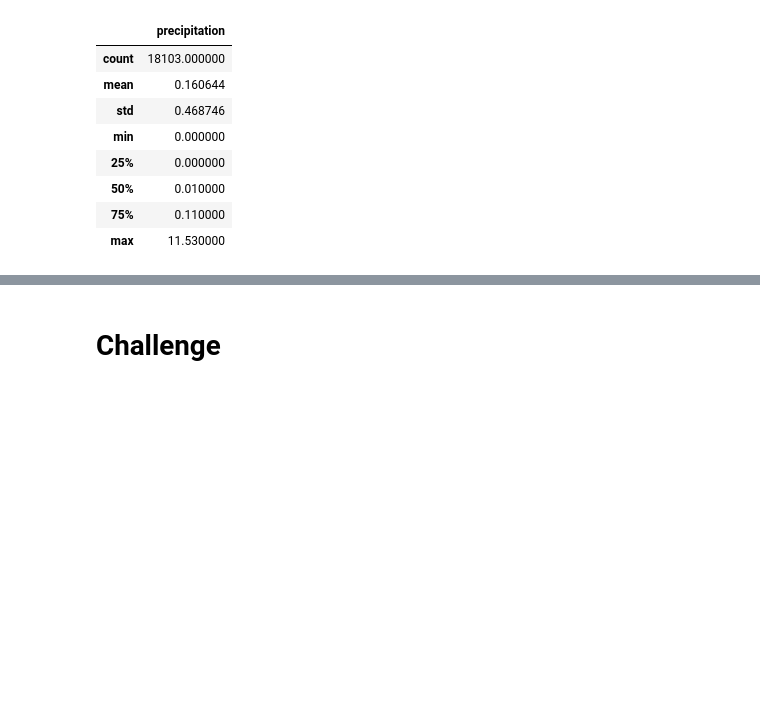
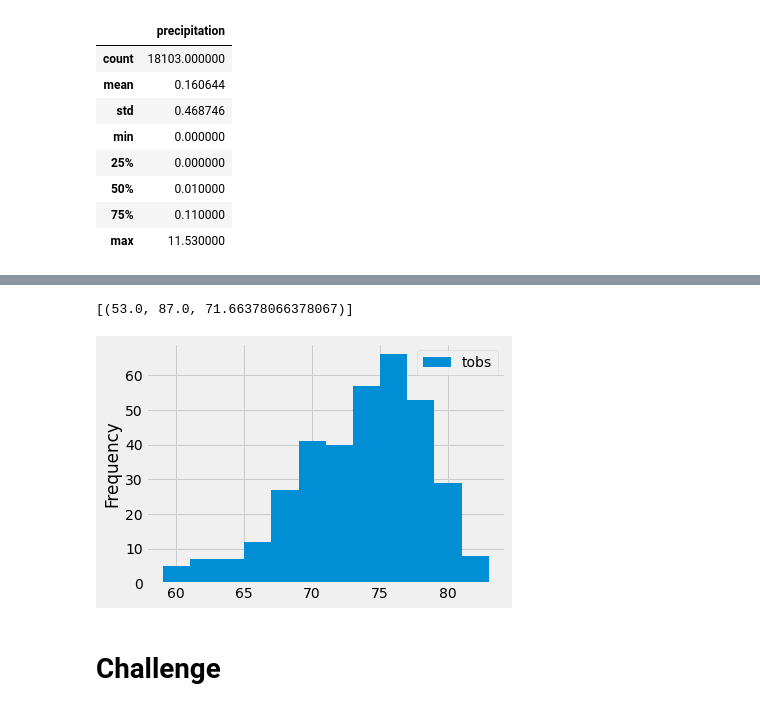
Before and after one commit to HannahEG/Surfs_Up, a Jupyter notebook: climate_analysis.ipynb, the cells around one changed output, grey strips where cells are left out. Saved outputs shown, nothing was run; the diff lists cells and outputs as text; code cells hidden in the pictures; blank space fills up the shorter version.

Commit message:
histogram

```diff
--- a/climate_analysis.ipynb
+++ b/climate_analysis.ipynb
@@ -80,9 +94,21 @@ df.describe()
 # %%
 # Using the station id from the previous query, calculate the lowest temperature recorded,
 # highest temperature recorded, and average temperature most active station?
+session.query(func.min(Measurement.tobs), func.max(Measurement.tobs),func.avg(Measurement.tobs).filter(Measurement.station == 'USC00519281')).all()
+# %% [output]
+[(53.0, 87.0, 71.66378066378067)]
 # %%
 # Choose the station with the highest number of temperature observations.
 # Query the last 12 months of temperature observation data for this station and plot the results as a histogram
+results = session.query(Measurement.tobs).filter(Measurement.station == 'USC00519281').filter(Measurement.date >= prev_year).all()
+# print(results)
+df1 = pd.DataFrame(results, columns=['tobs'])
+df1.set_index(df1['tobs'], inplace=True)
+# print(df1.to_string(index=False))
+df1.plot.hist(bins=12)
+plt.tight_layout()
+# %% [output]
+[figure, added]
 # %%
 # Write a function called `calc_temps` that will accept start date and end date in the format '%Y-%m-%d'
 # and return the minimum, average, and maximum temperatures for that range of dates
```
Also changed, not shown: parts of 2 cells of this notebook.
